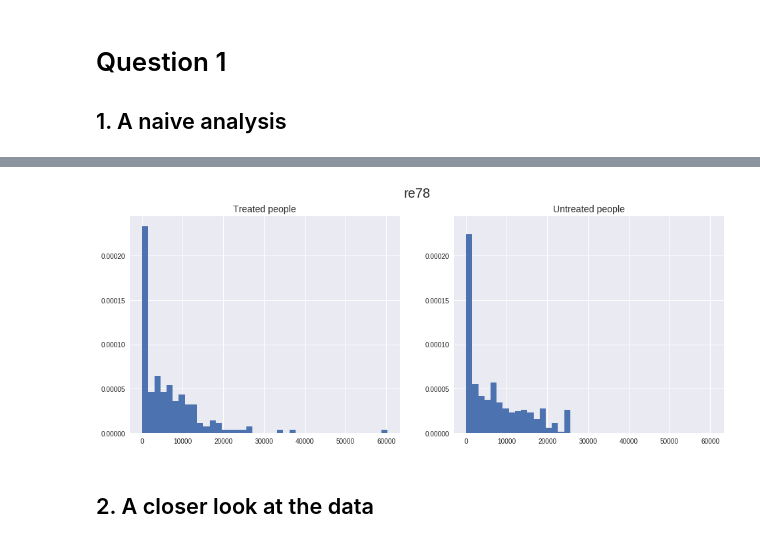
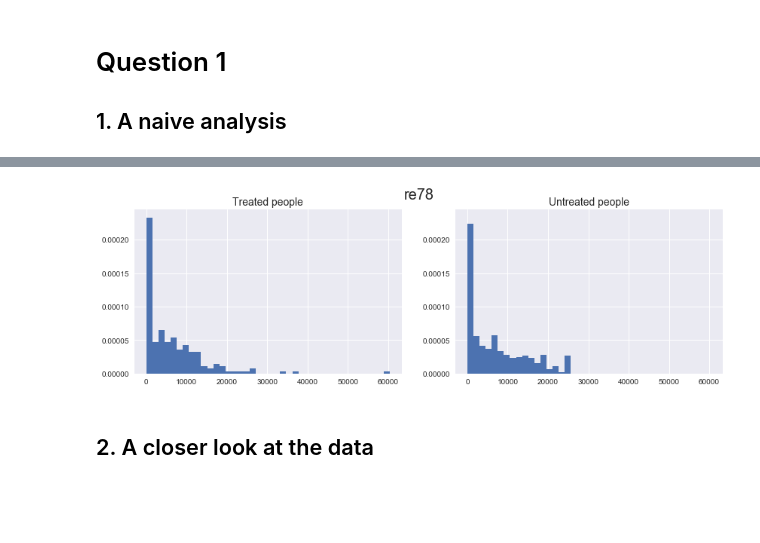
Before and after one commit to brunowicht/ada_project, a Jupyter notebook: 04 - Applied ML/Homework4.ipynb, the cells around one changed output, grey strips where cells are left out. Saved outputs shown, nothing was run; the diff lists cells and outputs as text; code cells hidden in the pictures; blank space fills up the shorter version.

```diff
--- a/04 - Applied ML/Homework4.ipynb
+++ b/04 - Applied ML/Homework4.ipynb
@@ -31,0 +46,3 @@ data.describe()
+# %%
+data['white'] = ((1-data['black']) & (1-data['hispan']))
+data.head(10)
@@ -32,24 +61,46 @@ data.describe()
 # %%
-def plot_feature(feature_name, data):
+boolean_dict = {0: 'No', 1: 'Yes'}
+
+def plot_feature(feature_name, data, plot_type):
+    """Display two side by side plots (treated and untreated people) of the given feature and for the given plot type.
+
+    feature_name: name of the feature to be plotted
+    data: data containing the feature
+    plot_type: type of plot to display. It must be either 'hist' or 'bar'
+    """
+
+    if plot_type is not 'hist' and plot_type is not 'bar':
+        raise ValueError('plot_type must be either \'hist\' or \'bar\'')
+
+    # Compute the minimum and maximum value to set the scale of the histogram
     r_min = data[feature_name].min()
     r_max = data[feature_name].max()
 
+    # Separate treated and untreated people
     data_treated = data[data["treat"] == 1]
     data_untreated = data[data["treat"] == 0]
 
-    plt.figure(figsize=(16,6))
+    # Display plots
+    plt.figure(figsize=(14,4))
     plt.suptitle(feature_name, fontsize=20)
     ax = plt.subplot(1,2,1)
-    plt.hist(data_treated[feature_name], normed=True, bins=40, range=(r_min, r_max))
     plt.title("Treated people", fontsize=14)
+    if plot_type is 'hist':
+        plt.hist(data_treated[feature_name], normed=True, bins=40, range=(r_min, r_max))
+    elif plot_type is 'bar':
+        data_treated[feature_name].map(boolean_dict).value_counts().sort_index().plot(kind='bar', rot=0)
+
     plt.subplot(1,2,2, sharey=ax)
     plt.title("Untreated people", fontsize=14)
-    plt.hist(data_untreated[feature_name], normed=True, bins=40, range=(r_min, r_max))
+    if plot_type is 'hist':
+        plt.hist(data_untreated[feature_name], normed=True, bins=40, range=(r_min, r_max))
+    elif plot_type is 'bar':
+        data_untreated[feature_name].map(boolean_dict).value_counts().sort_index().plot(kind='bar', rot=0)
     plt.show()
 # %%
-plot_feature('re78', data)
+plot_feature('re78', data, 'hist')
 # %% [output]
-[figure, old version]
+[figure, new version]
 # %% [markdown]
 ## 2. A closer look at the data
 # %%
```
Also changed, not shown: parts of 8 cells of this notebook.
